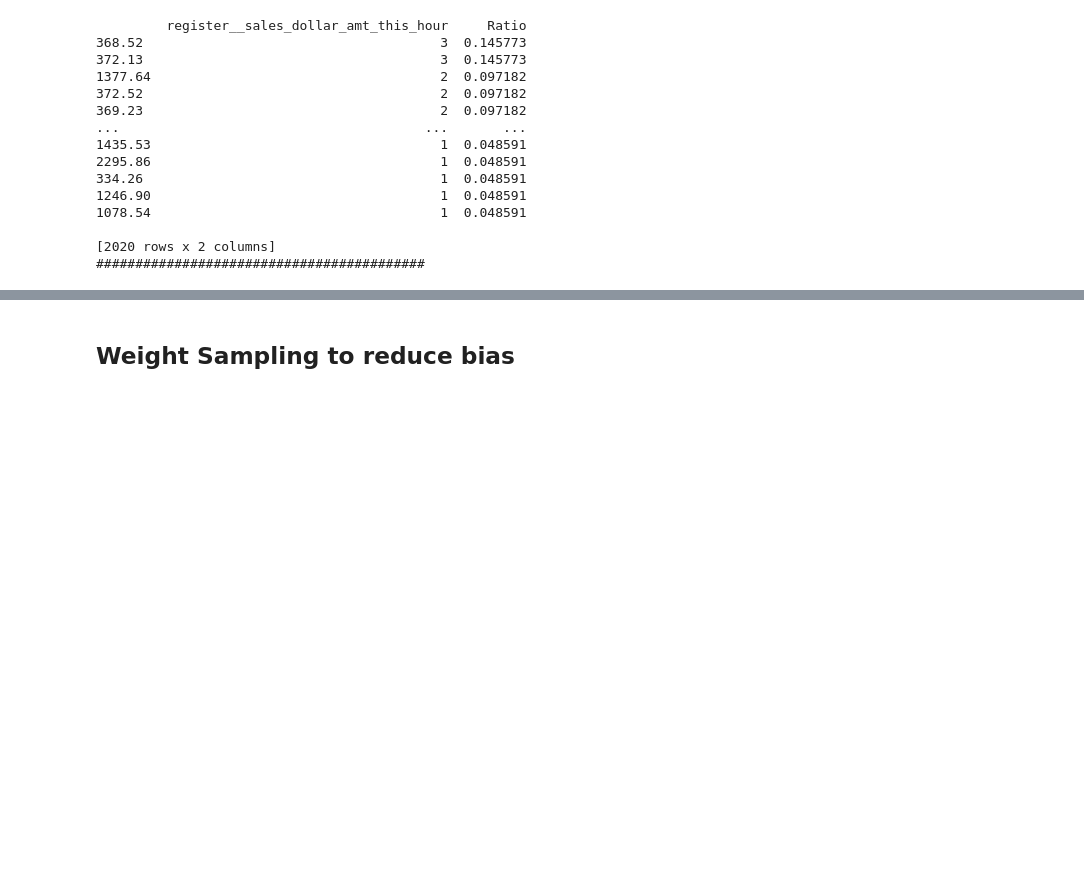
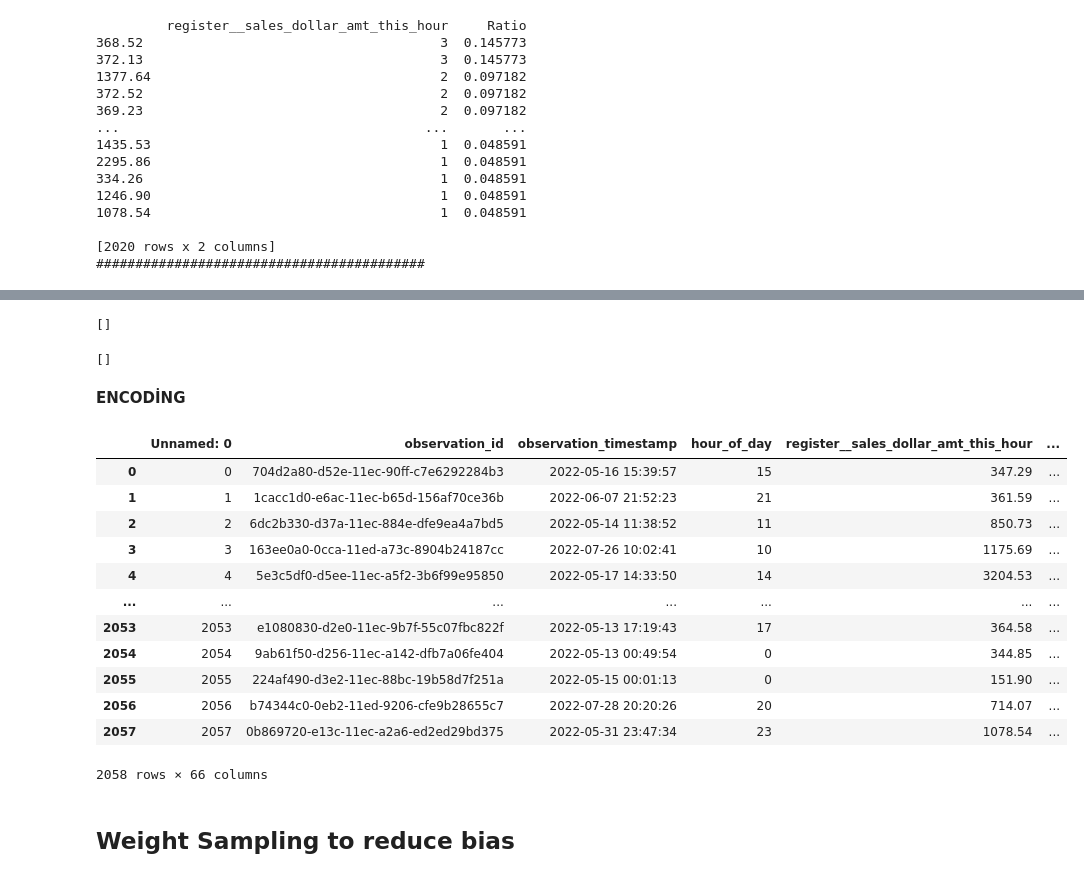
Before and after one commit to kadirdundar/Challenge_of_Juniper_notebooks, a Jupyter notebook: Starter_Notebook_Juniper_Challenge.ipynb, the cells around one changed output, grey strips where cells are left out. Saved outputs shown, nothing was run; the diff lists cells and outputs as text; code cells hidden in the pictures; blank space fills up the shorter version.

Commit message:
nan değerler dolduruldu

```diff
--- a/Starter_Notebook_Juniper_Challenge.ipynb
+++ b/Starter_Notebook_Juniper_Challenge.ipynb
@@ -310,0 +282,6 @@ register__sales_dollar_amt_this_hour
+# %%
+a = df["region__n_stores"].mean()
+df["region__n_stores"].fillna("a", inplace = True)
+# %%
+naCols = [col for col in df.columns if df[col].isnull().sum() > 0]
+naCols
@@ -310,0 +303,25 @@ register__sales_dollar_amt_this_hour
+# %%
+for cols in naCols:
+  for col in numCols:
+    if cols == col:
+      a = df[col].mean()
+      df[col].fillna("a", inplace = True)
+
+  for col in catCols:
+    if cols==col :
+       a = df[col].median()
+       df[col].fillna("a", inplace = True)
+# %%
+naCols = [col for col in df.columns if df[col].isnull().sum() > 0]
+naCols
+# %% [output]
+[]
+# %%
+binaryCols = [col for col in df.columns if df[col].dtype not in ["int64", "float64"]
+               and df[col].nunique() == 2]  #unique().len() == 2 diyemeyiz çünkü unique eksik değerleri de sınıf olarak görür.
+
+binaryCols
+# %% [output]
+[]
+# %% [markdown]
+**ENCODİNG**
@@ -311,3 +330,29 @@ register__sales_dollar_amt_this_hour
+# %%
+pd.get_dummies(df, columns=["register__payment_types_accepted"])
+
+pd.get_dummies(df, columns=['store__type_code'])
+#pd.get_dummies(df, columns=['cashier__title_level'])
+#pd.get_dummies(df, columns=['cashier__n_years_experience'])
+ #pd.get_dummies(df, columns=['store__n_employees_total'])
+ #pd.get_dummies(df, columns=['store__n_managers'])
+# pd.get_dummies(df, columns=['store__n_baggers'])
+# pd.get_dummies(df, columns=['store__is_sufficiently_staffed'])
+# pd.get_dummies(df, columns=['region__peak_sales_dollar_amt_per_hour_v2'])
+# pd.get_dummies(df, columns=['region__peak_returns_dollar_amt_per_hour_v2'])
+# %% [output]
+|  | Unnamed: 0 | observation_id | observation_timestamp | hour_of_day | register__sales_dollar_amt_this_hour | ... |
+| 0 | 0 | 704d2a80-d52e-11ec-90ff-c7e6292284b3 | 2022-05-16 15:39:57 | 15 | 347.29 | ... |
+| 1 | 1 | 1cacc1d0-e6ac-11ec-b65d-156af70ce36b | 2022-06-07 21:52:23 | 21 | 361.59 | ... |
+| 2 | 2 | 6dc2b330-d37a-11ec-884e-dfe9ea4a7bd5 | 2022-05-14 11:38:52 | 11 | 850.73 | ... |
+| 3 | 3 | 163ee0a0-0cca-11ed-a73c-8904b24187cc | 2022-07-26 10:02:41 | 10 | 1175.69 | ... |
+| 4 | 4 | 5e3c5df0-d5ee-11ec-a5f2-3b6f99e95850 | 2022-05-17 14:33:50 | 14 | 3204.53 | ... |
+| ... | ... | ... | ... | ... | ... | ... |
+| 2053 | 2053 | e1080830-d2e0-11ec-9b7f-55c07fbc822f | 2022-05-13 17:19:43 | 17 | 364.58 | ... |
+| 2054 | 2054 | 9ab61f50-d256-11ec-a142-dfb7a06fe404 | 2022-05-13 00:49:54 | 0 | 344.85 | ... |
+| 2055 | 2055 | 224af490-d3e2-11ec-88bc-19b58d7f251a | 2022-05-15 00:01:13 | 0 | 151.90 | ... |
+| 2056 | 2056 | b74344c0-0eb2-11ed-9206-cfe9b28655c7 | 2022-07-28 20:20:26 | 20 | 714.07 | ... |
+| 2057 | 2057 | 0b869720-e13c-11ec-a2a6-ed2ed29bd375 | 2022-05-31 23:47:34 | 23 | 1078.54 | ... |
+2058 rows × 66 columns
 # %% [markdown]
 ## Weight Sampling to reduce bias
 # %%
```
Also changed, not shown: parts of 6 cells of this notebook.
